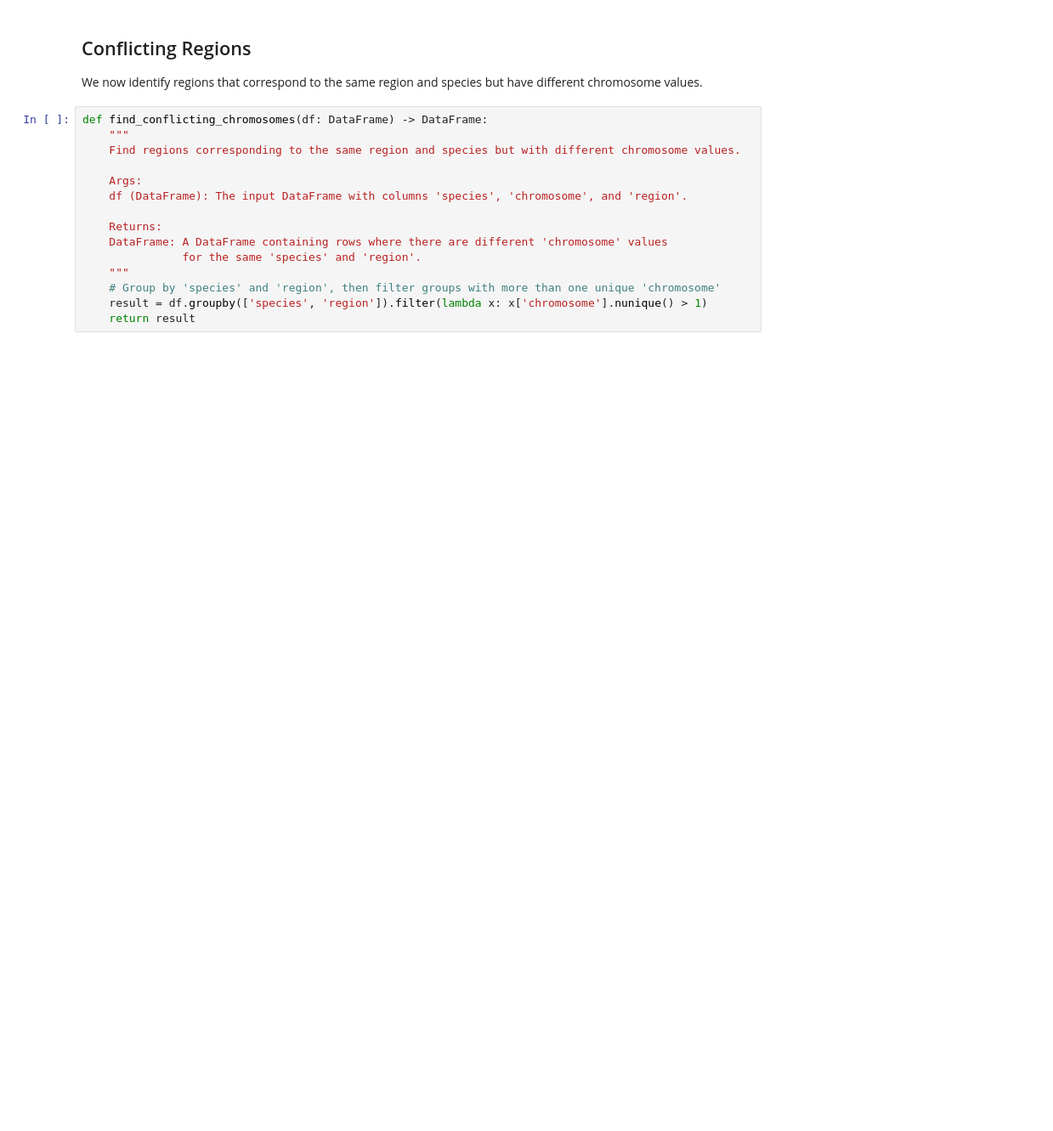
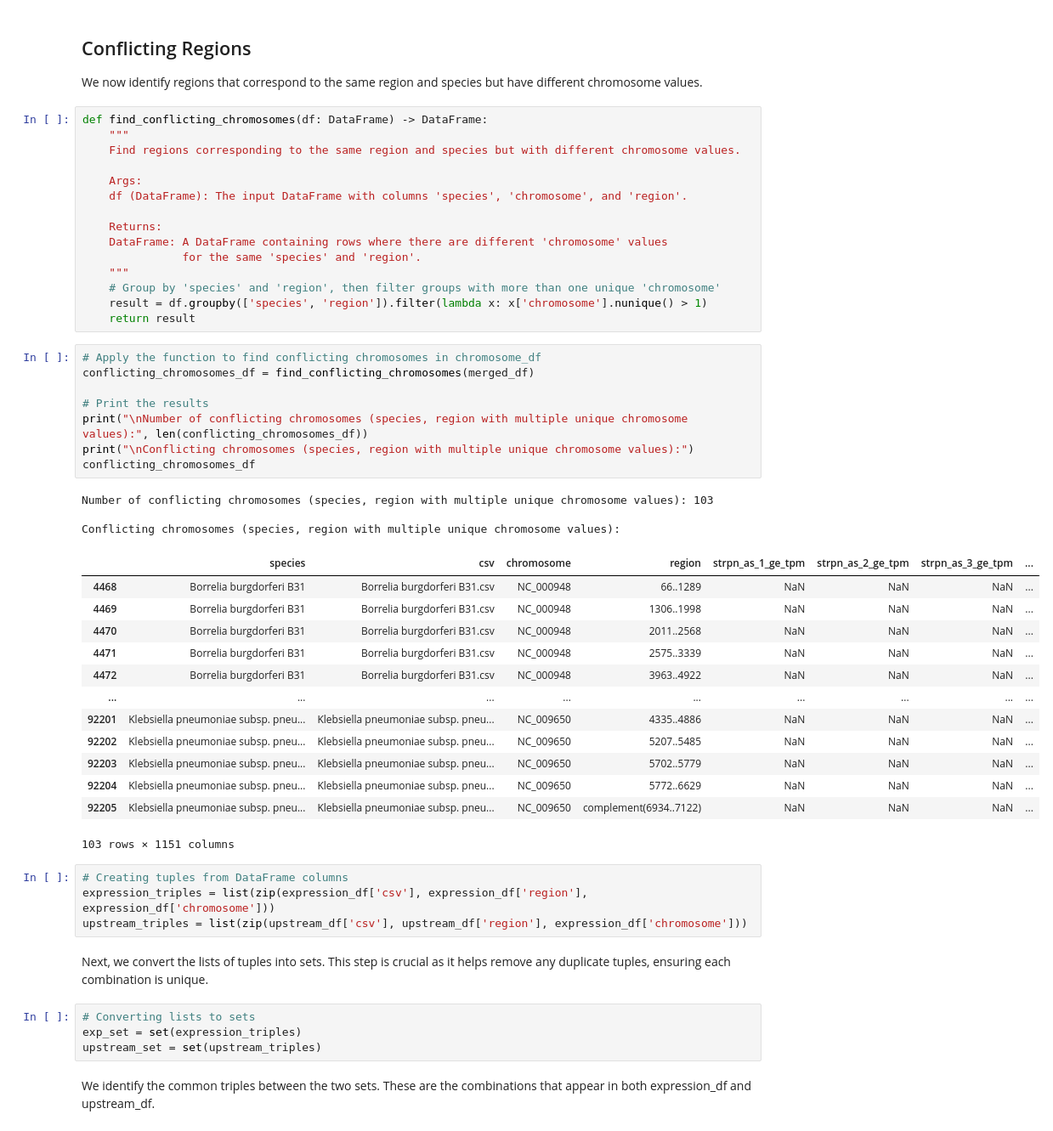
Before and after one commit to memetc/ML4RG_Group1, a Jupyter notebook: notebooks/analyse_raw_data.ipynb, the cells around one changed output. Shown at 85% size. Drawn from its saved outputs; the diff is of its cells as text; blank space fills up the shorter version.

```diff
--- a/notebooks/analyse_raw_data.ipynb
+++ b/notebooks/analyse_raw_data.ipynb
@@ -104,3 +103,40 @@ def find_conflicting_chromosomes(df: DataFrame) -> DataFrame:
     # Group by 'species' and 'region', then filter groups with more than one unique 'chromosome'
     result = df.groupby(['species', 'region']).filter(lambda x: x['chromosome'].nunique() > 1)
     return result
+# %%
+# Apply the function to find conflicting chromosomes in chromosome_df
+conflicting_chromosomes_df = find_conflicting_chromosomes(merged_df)
+
+# Print the results
+print("\nNumber of conflicting chromosomes (species, region with multiple unique chromosome values):", len(conflicting_chromosomes_df))
+print("\nConflicting chromosomes (species, region with multiple unique chromosome values):")
+conflicting_chromosomes_df
+# %% [output]
+Number of conflicting chromosomes (species, region with multiple unique chromosome values): 103
+
+Conflicting chromosomes (species, region with multiple unique chromosome values):
+|  | species | csv | chromosome | region | strpn_as_1_ge_tpm | strpn_as_2_ge_tpm | strpn_as_3_ge_tpm | ... |
+| 4468 | Borrelia burgdorferi B31 | Borrelia burgdorferi B31.csv | NC_000948 | 66..1289 | NaN | NaN | NaN | ... |
+| 4469 | Borrelia burgdorferi B31 | Borrelia burgdorferi B31.csv | NC_000948 | 1306..1998 | NaN | NaN | NaN | ... |
+| 4470 | Borrelia burgdorferi B31 | Borrelia burgdorferi B31.csv | NC_000948 | 2011..2568 | NaN | NaN | NaN | ... |
+| 4471 | Borrelia burgdorferi B31 | Borrelia burgdorferi B31.csv | NC_000948 | 2575..3339 | NaN | NaN | NaN | ... |
+| 4472 | Borrelia burgdorferi B31 | Borrelia burgdorferi B31.csv | NC_000948 | 3963..4922 | NaN | NaN | NaN | ... |
+| ... | ... | ... | ... | ... | ... | ... | ... | ... |
+| 92201 | Klebsiella pneumoniae subsp. pneu... | Klebsiella pneumoniae subsp. pneu... | NC_009650 | 4335..4886 | NaN | NaN | NaN | ... |
+| 92202 | Klebsiella pneumoniae subsp. pneu... | Klebsiella pneumoniae subsp. pneu... | NC_009650 | 5207..5485 | NaN | NaN | NaN | ... |
+| 92203 | Klebsiella pneumoniae subsp. pneu... | Klebsiella pneumoniae subsp. pneu... | NC_009650 | 5702..5779 | NaN | NaN | NaN | ... |
+| 92204 | Klebsiella pneumoniae subsp. pneu... | Klebsiella pneumoniae subsp. pneu... | NC_009650 | 5772..6629 | NaN | NaN | NaN | ... |
+| 92205 | Klebsiella pneumoniae subsp. pneu... | Klebsiella pneumoniae subsp. pneu... | NC_009650 | complement(6934..7122) | NaN | NaN | NaN | ... |
+103 rows × 1151 columns
+# %%
+# Creating tuples from DataFrame columns
+expression_triples = list(zip(expression_df['csv'], expression_df['region'], expression_df['chromosome']))
+upstream_triples = list(zip(upstream_df['csv'], upstream_df['region'], expression_df['chromosome']))
+# %% [markdown]
+Next, we convert the lists of tuples into sets. This step is crucial as it helps remove any duplicate tuples, ensuring each combination is unique.
+# %%
+# Converting lists to sets
+exp_set = set(expression_triples)
+upstream_set = set(upstream_triples)
+# %% [markdown]
+We identify the common triples between the two sets. These are the combinations that appear in both expression_df and upstream_df.
```
Also changed, not shown: parts of 19 cells of this notebook.
